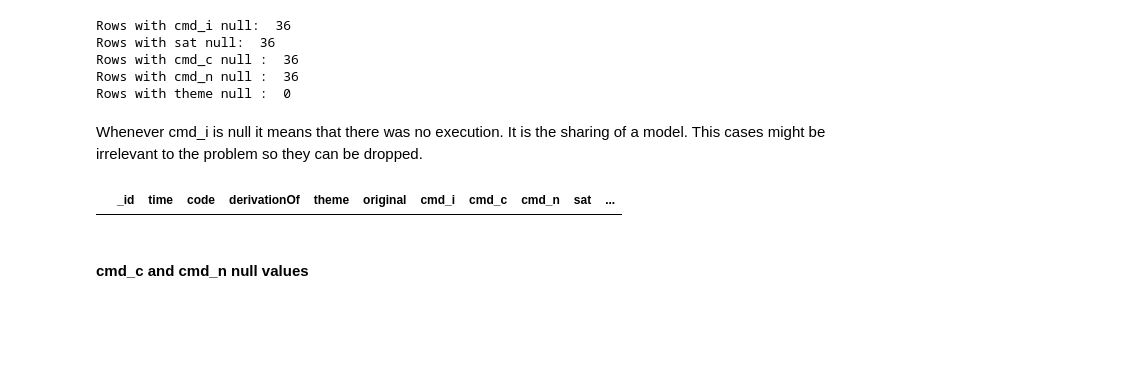
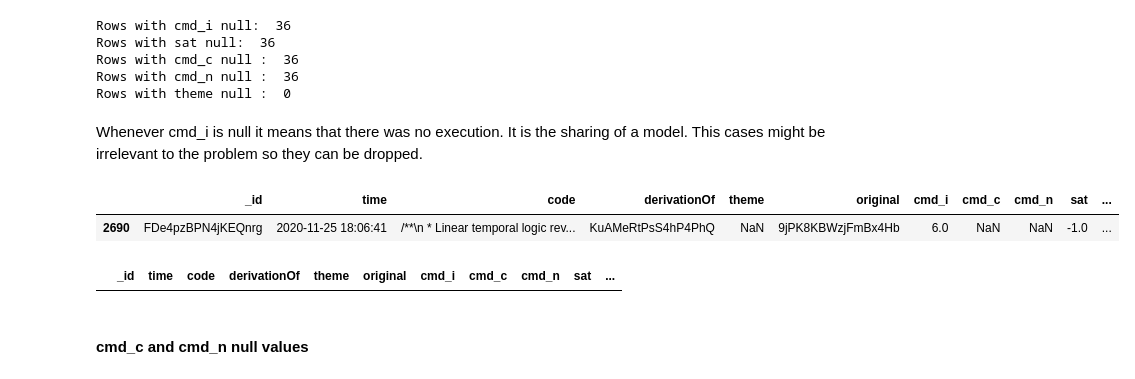
Before and after one commit to anaines14/HiGenA, a Jupyter notebook: data_preparation/notebook.ipynb, the cells around one changed output. Cells and saved outputs as stored; diff of their text form; code cells hidden in the pictures; blank space fills up the shorter version.

```diff
--- a/data_preparation/notebook.ipynb
+++ b/data_preparation/notebook.ipynb
@@ -138,6 +138,12 @@ Rows with cmd_n null :  36
 Rows with theme null :  0
 # %% [markdown]
 Whenever cmd_i is null it means that there was no execution. It is the sharing of a model. This cases might be irrelevant to the problem so they can be dropped.
+# %%
+debug = dict["9jPK8KBWzjFmBx4Hb"]
+debug[debug["_id"] == "FDe4pzBPN4jKEQnrg"]
+# %% [output]
+|  | _id | time | code | derivationOf | theme | original | cmd_i | cmd_c | cmd_n | sat | ... |
+| 2690 | FDe4pzBPN4jKEQnrg | 2020-11-25 18:06:41 | /**\n * Linear temporal logic rev... | KuAMeRtPsS4hP4PhQ | NaN | 9jPK8KBWzjFmBx4Hb | 6.0 | NaN | NaN | -1.0 | ... |
 # %%
 def logDrop(id, reason):
     # Log an error
```
Also changed, not shown: parts of 15 cells of this notebook.
